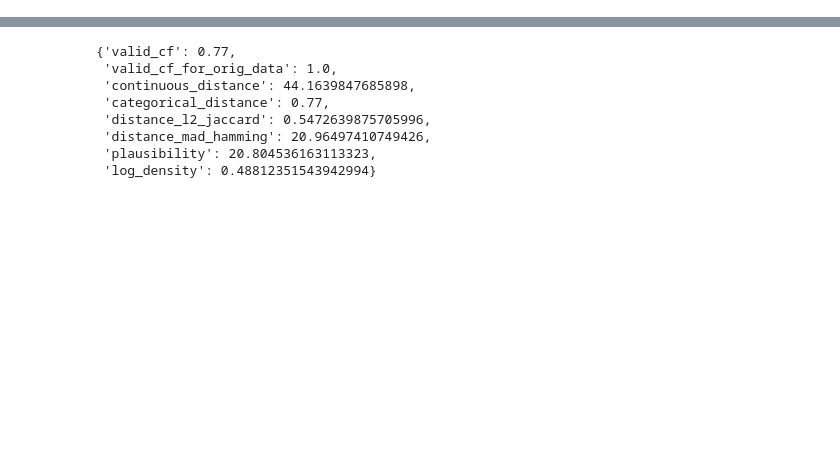
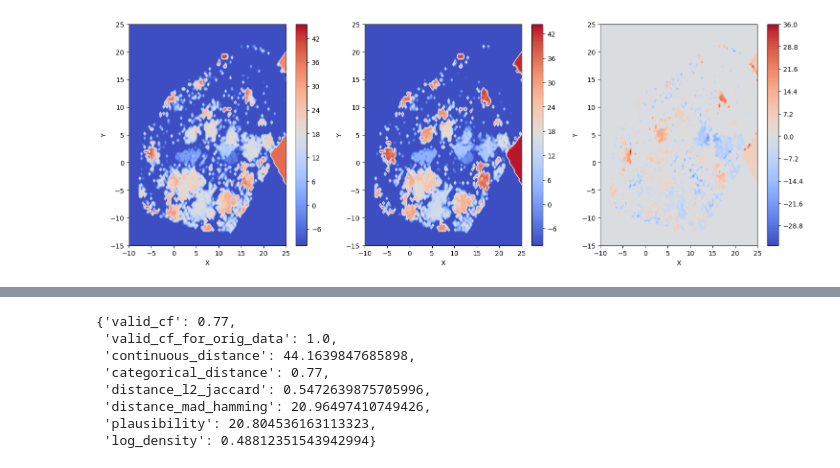
Before and after one commit to ofurman/counterfactuals, a Jupyter notebook: notebooks/Gen_approach.ipynb, the cells around one changed output, grey strips where cells are left out. Cells and saved outputs as stored; diff of their text form; code cells hidden in the pictures; blank space fills up the shorter version.

```diff
--- a/notebooks/Gen_approach.ipynb
+++ b/notebooks/Gen_approach.ipynb
@@ -36,10 +75,9 @@ test_dataloader = dataset.test_dataloader(batch_size=64, shuffle=False)
 # %%
-flow = MaskedAutoregressiveFlow(features=dataset.X_train.shape[1], hidden_features=4, context_features=1)
+flow = MaskedAutoregressiveFlow(features=dataset.X_train.shape[1], hidden_features=16, context_features=1)
 cf = ApproachThree(model=flow)
 # %%
 cf.train_model(
     train_loader=train_dataloader,
     test_loader=test_dataloader,
     epochs=50,
-    verbose=True
 )
@@ -62,0 +119,40 @@ weighted avg       0.76      0.76      0.76       842
+# %%
+import numpy as np
+import matplotlib.pyplot as plt
+
+x = np.linspace(-10, 25, 100)
+y = np.linspace(-15, 25, 100)
+X, Y = np.meshgrid(x, y)
+# Calculate the predictions for each point in the grid
+data = umap.inverse_transform(np.c_[X.ravel(), Y.ravel()])
+
+plt.figure(figsize=(18, 6))
+plt.subplot(1, 3, 1)
+with torch.no_grad():
+    Z_0 = cf.model.log_prob(torch.tensor(data).float(), context=torch.zeros(data.shape[0], 1)).reshape(X.shape)
+Z_0[Z_0 < -10] = -10
+plt.contourf(X, Y, Z_0, levels=100, cmap='coolwarm')
+plt.colorbar()
+plt.xlabel('X')
+plt.ylabel('Y')
+
+plt.subplot(1, 3, 2)
+with torch.no_grad():
+    Z_1 = cf.model.log_prob(torch.tensor(data).float(), context=torch.ones(data.shape[0], 1)).reshape(X.shape)
+Z_1[Z_1 < -10] = -10
+plt.contourf(X, Y, Z_1, levels=100, cmap='coolwarm')
+plt.colorbar()
+plt.xlabel('X')
+plt.ylabel('Y')
+
+plt.subplot(1, 3, 3)
+Z = Z_1 - Z_0
+# Z[Z < -10] = -10
+plt.contourf(X, Y, Z, levels=100, cmap='coolwarm')
+plt.colorbar()
+plt.xlabel('X')
+plt.ylabel('Y')
+
+plt.show()
+# %% [output]
+[figure, added]
```
Also changed, not shown: parts of 9 cells of this notebook, 14 other files.
